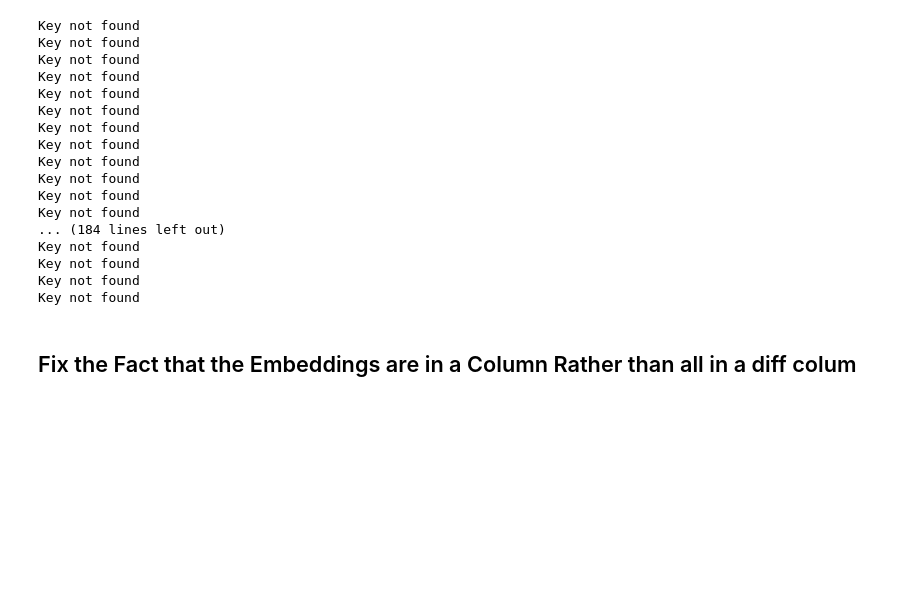
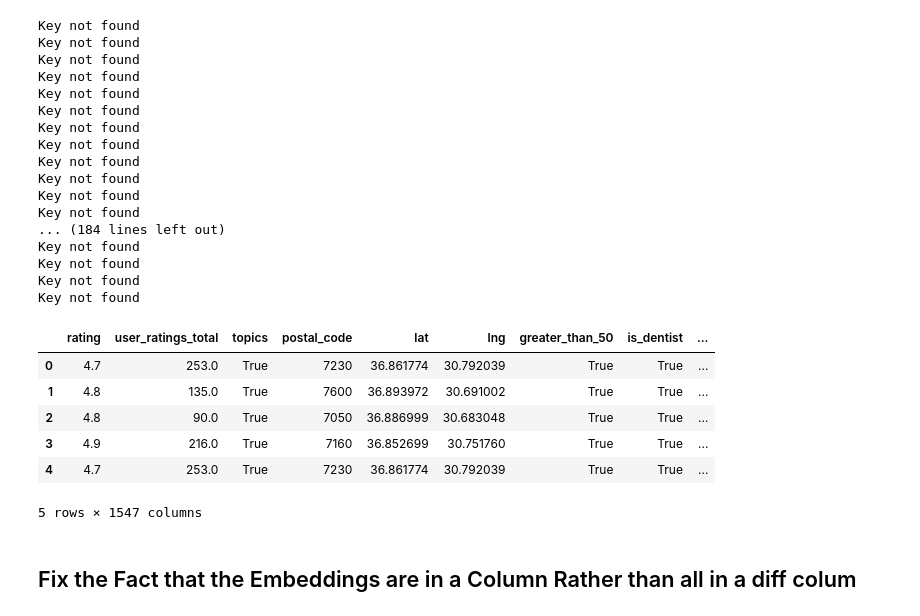
Before and after one commit to LordFarquaadtheCreator/health-hopper, a Jupyter notebook: server/data-scraping/create-db.ipynb, the cells around one changed output. Drawn from its saved outputs; the diff is of its cells as text; code cells hidden in the pictures; blank space fills up the shorter version.

```diff
--- a/server/data-scraping/create-db.ipynb
+++ b/server/data-scraping/create-db.ipynb
@@ -110,3 +110,13 @@ df.to_csv('data-with-null-embeddings.csv', index=False)
+# %%
+test.head()
+# %% [output]
+|  | rating | user_ratings_total | topics | postal_code | lat | lng | greater_than_50 | is_dentist | ... |
+| 0 | 4.7 | 253.0 | True | 7230 | 36.861774 | 30.792039 | True | True | ... |
+| 1 | 4.8 | 135.0 | True | 7600 | 36.893972 | 30.691002 | True | True | ... |
+| 2 | 4.8 | 90.0 | True | 7050 | 36.886999 | 30.683048 | True | True | ... |
+| 3 | 4.9 | 216.0 | True | 7160 | 36.852699 | 30.751760 | True | True | ... |
+| 4 | 4.7 | 253.0 | True | 7230 | 36.861774 | 30.792039 | True | True | ... |
+5 rows × 1547 columns
 # %% [markdown]
 ## Fix the Fact that the Embeddings are in a Column Rather than all in a diff colum
 # %%
```
Also changed, not shown: parts of 1 cell of this notebook, 1 other file.
